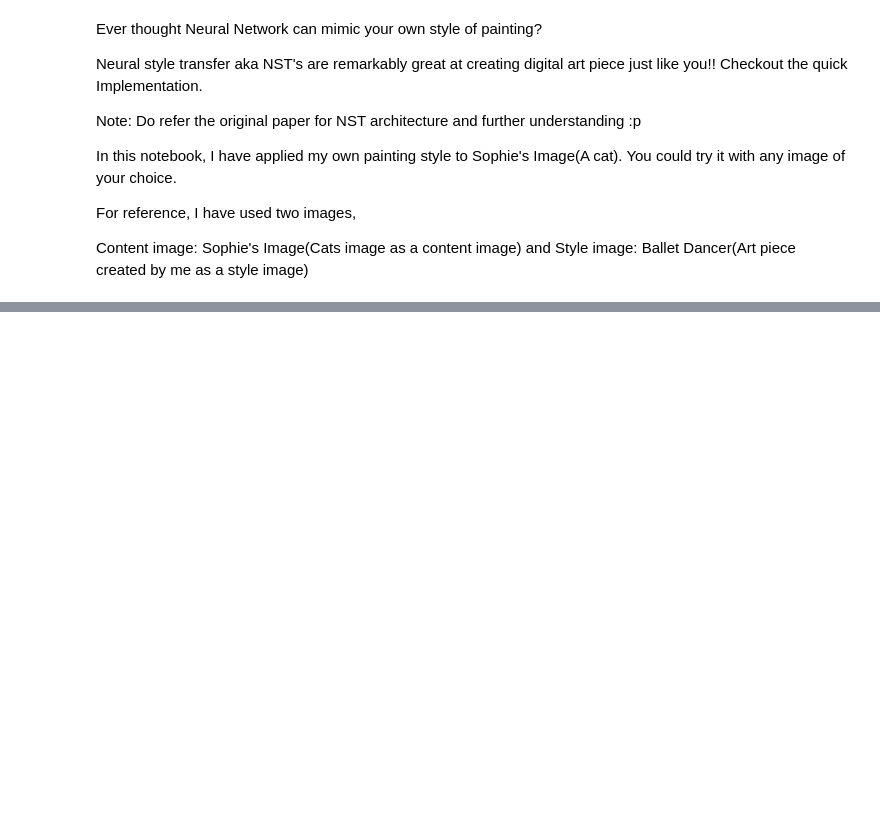
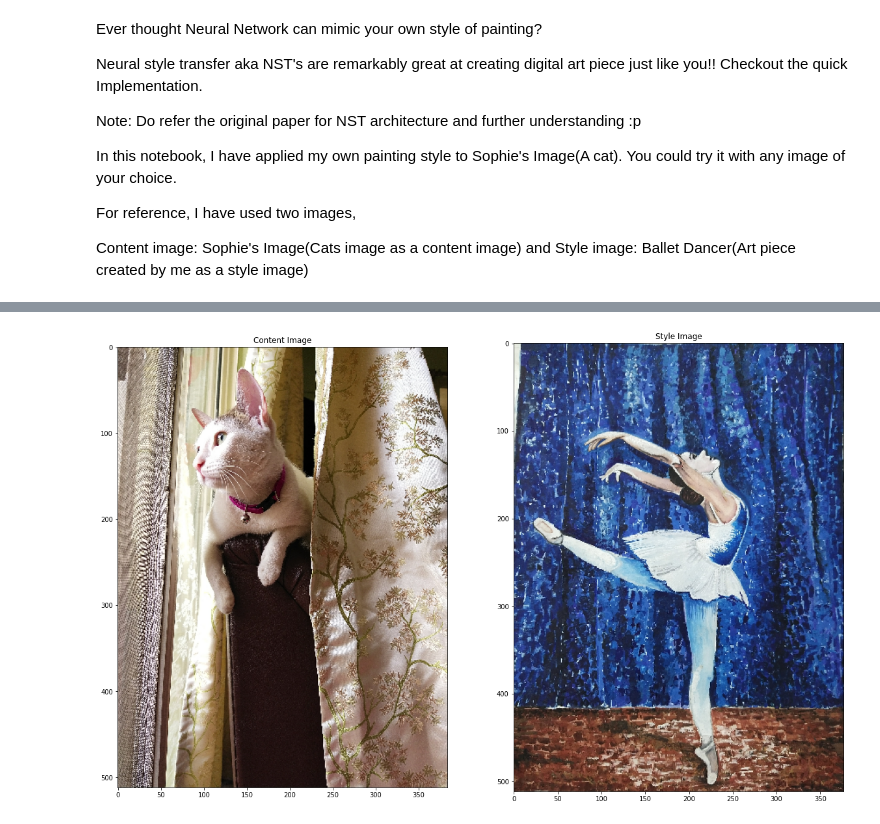
Before and after one commit to pseudoGal/Deep-Learning-, a Jupyter notebook: Computer_Vision/NST/nst.ipynb, the cells around one changed output, grey strips where cells are left out. Cells and saved outputs as stored; diff of their text form; code cells hidden in the pictures; blank space fills up the shorter version.

```diff
--- a/Computer_Vision/NST/nst.ipynb
+++ b/Computer_Vision/NST/nst.ipynb
@@ -62,34 +64,39 @@ def load_img(path_to_img):
 
   img = tf.image.resize(img, new_shape)
   img = img[tf.newaxis, :]
   return img
 
 
 
 # Create a simple function to display an image:
 
 def imshow(image, title=None):
   if len(image.shape) > 3:
     image = tf.squeeze(image, axis=0)
 
   plt.imshow(image)
   if title:
     plt.title(title)
 
 
 #choose a style image and a content image:
  #/content/Sophie_content_image10.png
- content_path = '/content/Sophie_content_image3.png'
+ #content_path = '/content/Sophie_content_image3.png'
+content_path ='/home/acer/PycharmProjects/pythonProject/python/cnn/Sophie_content_image3.png'
 
- style_path = '/content/style_image_BalletDancer.jpg'
+
+ #style_path = '/content/style_image_BalletDancer.jpg'
+style_path = '/home/acer/PycharmProjects/pythonProject/python/cnn/style_image_BalletDancer.jpg'
 
 content_image = load_img(content_path)
 style_image = load_img(style_path)
 
 plt.subplot(1, 2, 1)
 imshow(content_image, 'Content Image')
 
 plt.subplot(1, 2, 2)
 imshow(style_image, 'Style Image')
+# %% [output]
+[figure, added]
 # %%
 # Use the TensorFlow Hub
```
Also changed, not shown: parts of 4 cells of this notebook.
